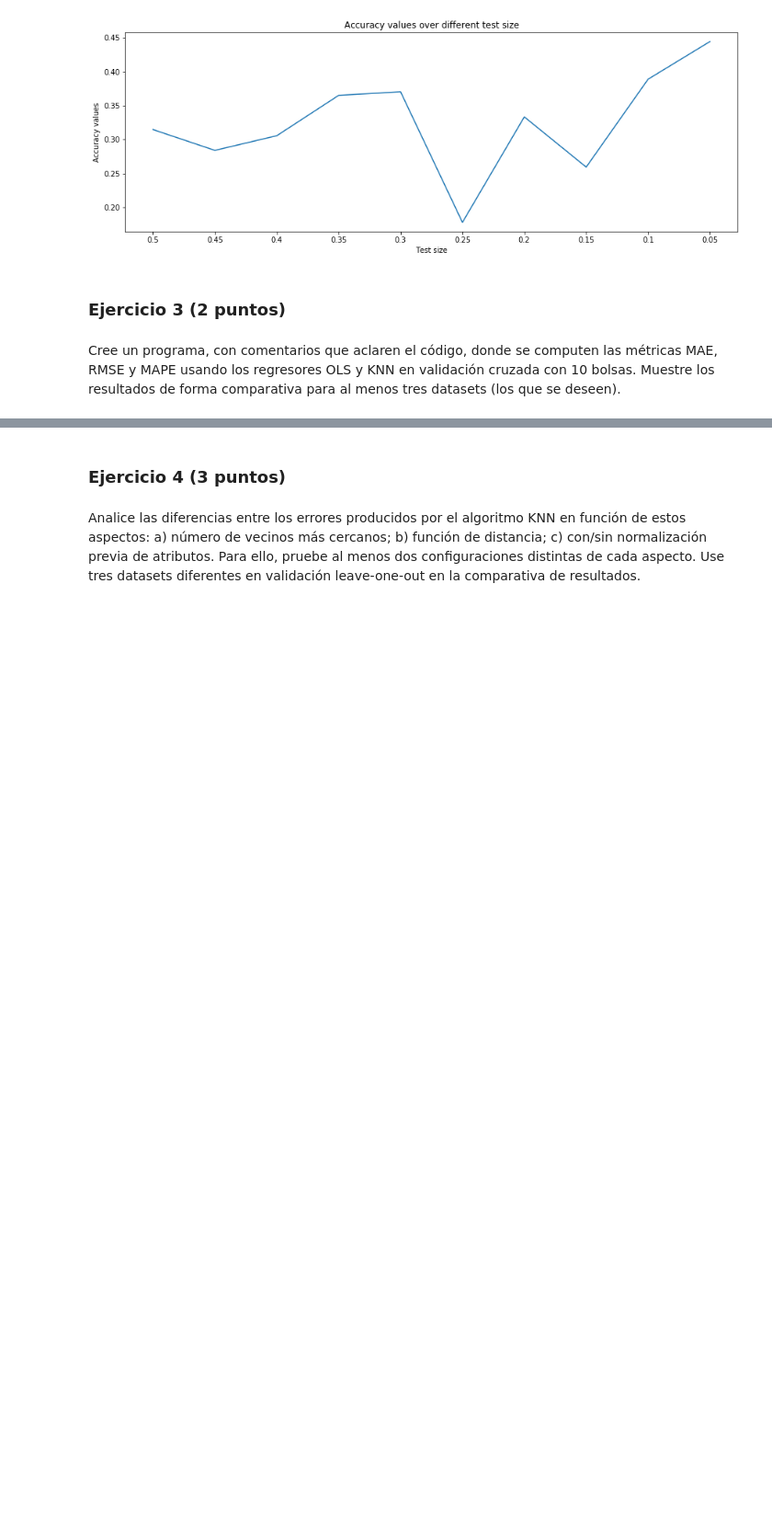
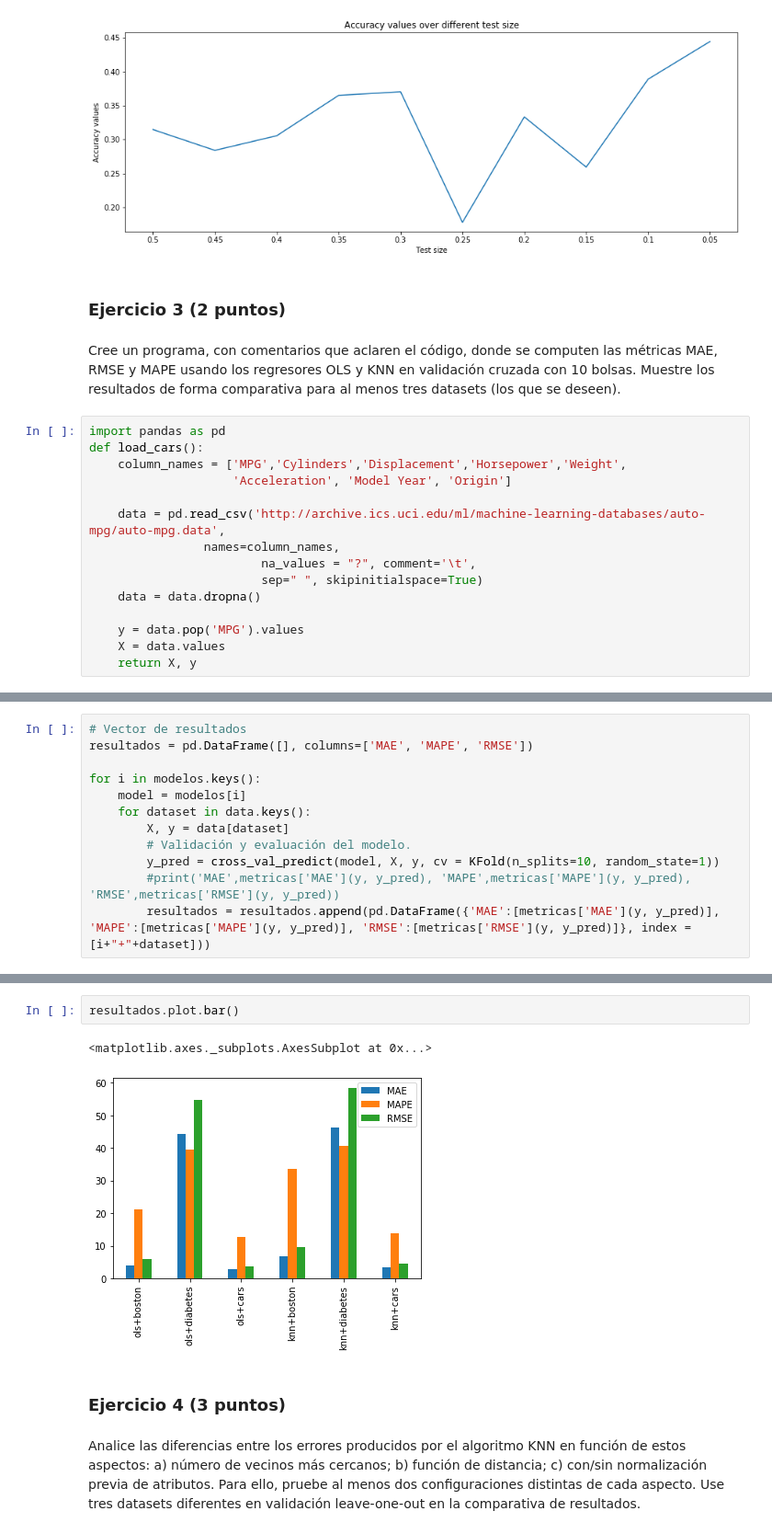
Before and after one commit to hridog00/ApredizajeSupervisado, a Jupyter notebook: Actividad2.ipynb, the cells around one changed output, grey strips where cells are left out. Shown: that part at 92% size. Saved outputs shown, nothing was run; the diff lists cells and outputs as text; blank space fills up the shorter version.

```diff
--- a/Actividad2.ipynb
+++ b/Actividad2.ipynb
@@ -138,6 +138,21 @@ Prueba con  0.95 - 0.05  Error: 0.4444444444444444
 ### Ejercicio 3 (2 puntos)
 # %% [markdown]
 Cree un programa, con comentarios que aclaren el código, donde se computen las métricas MAE, RMSE y MAPE usando los regresores OLS y KNN en validación cruzada con 10 bolsas. Muestre los resultados de forma comparativa para al menos tres datasets (los que se deseen).
+# %%
+import pandas as pd
+def load_cars():
+    column_names = ['MPG','Cylinders','Displacement','Horsepower','Weight',
+                    'Acceleration', 'Model Year', 'Origin']
+
+    data = pd.read_csv('http://archive.ics.uci.edu/ml/machine-learning-databases/auto-mpg/auto-mpg.data',
+                names=column_names,
+                        na_values = "?", comment='\t',
+                        sep=" ", skipinitialspace=True)
+    data = data.dropna()
+
+    y = data.pop('MPG').values
+    X = data.values
+    return X, y
 # %%
 import numpy as np
 from math import sqrt
@@ -189,0 +195,12 @@ pprint(evaluacion)
+# %%
+# Vector de resultados
+resultados = pd.DataFrame([], columns=['MAE', 'MAPE', 'RMSE'])
+
+for i in modelos.keys():
+    model = modelos[i]
+    for dataset in data.keys():
+        X, y = data[dataset]
+        # Validación y evaluación del modelo.
+        y_pred = cross_val_predict(model, X, y, cv = KFold(n_splits=10, random_state=1))
+        #print('MAE',metricas['MAE'](y, y_pred), 'MAPE',metricas['MAPE'](y, y_pred), 'RMSE',metricas['RMSE'](y, y_pred))
+        resultados = resultados.append(pd.DataFrame({'MAE':[metricas['MAE'](y, y_pred)], 'MAPE':[metricas['MAPE'](y, y_pred)], 'RMSE':[metricas['RMSE'](y, y_pred)]}, index = [i+"+"+dataset]))
@@ -190,3 +217,8 @@ pprint(evaluacion)
+# %%
+resultados.plot.bar()
+# %% [output]
+<matplotlib.axes._subplots.AxesSubplot at 0x...>
+[figure, added]
 # %% [markdown]
 ### Ejercicio 4 (3 puntos)
 # %% [markdown]
```
Also changed, not shown: parts of 2 cells of this notebook.
